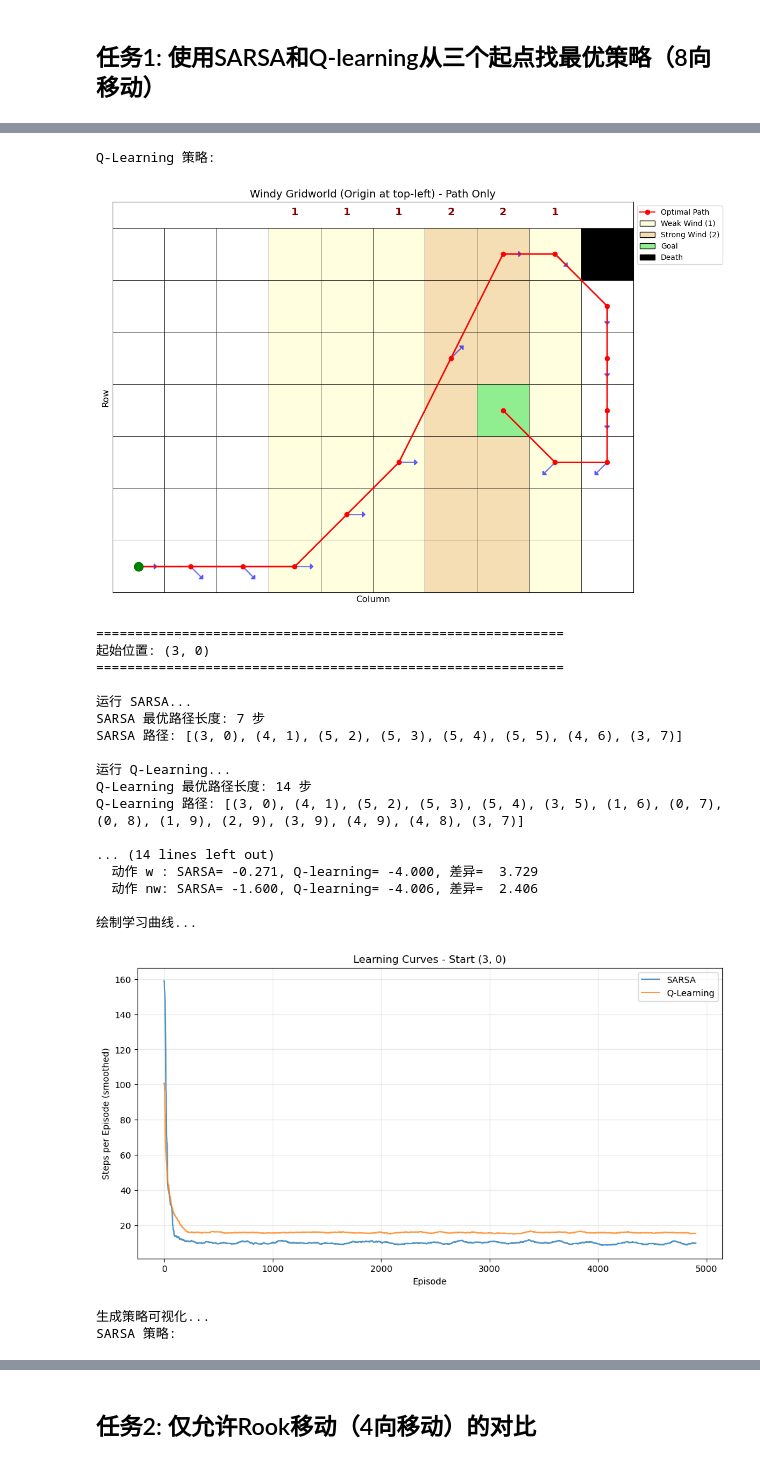
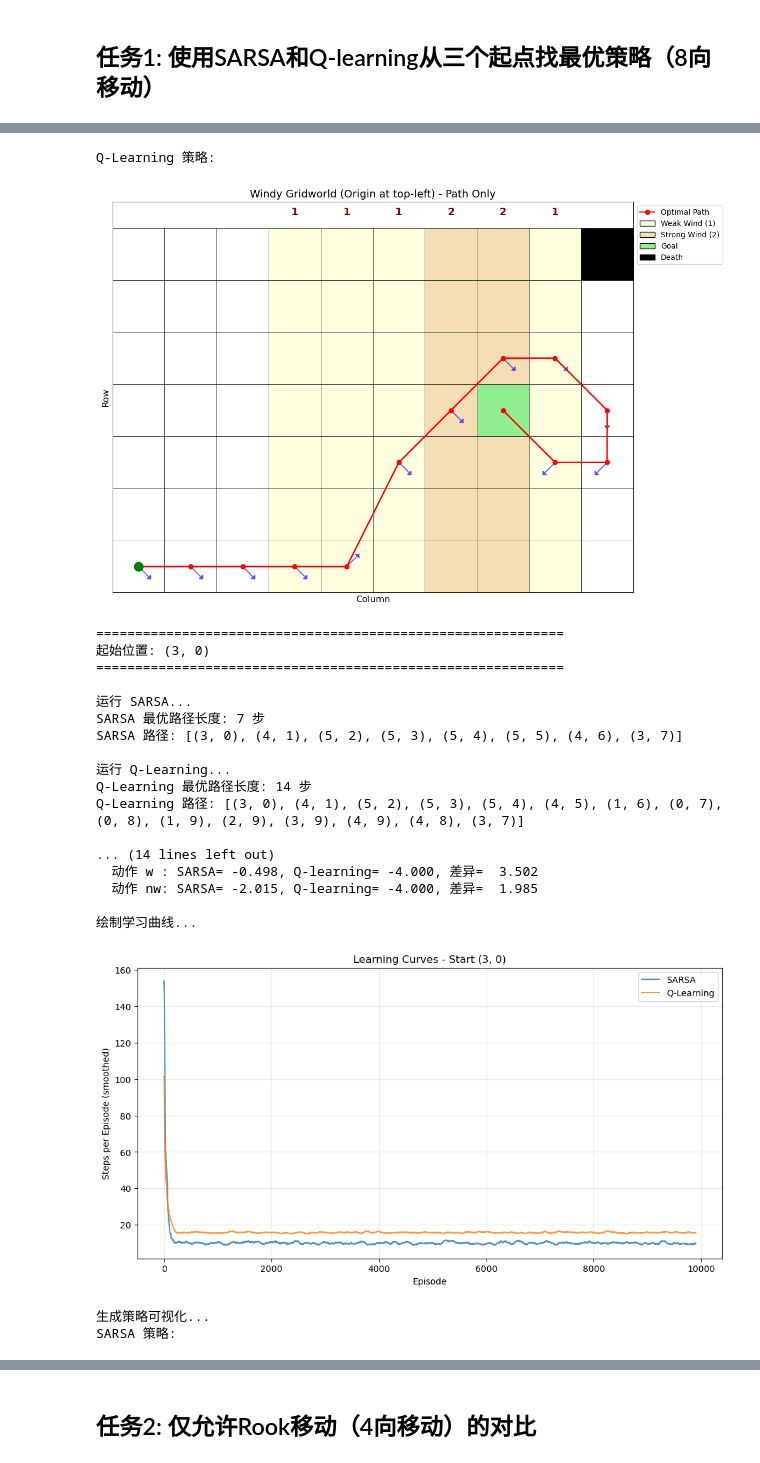
Before and after one commit to serenNan/HW, a Jupyter notebook: HW2_Solution.ipynb, the cells around one changed output, grey strips where cells are left out. Drawn from its saved outputs; the diff is of its cells as text; code cells hidden in the pictures.

```diff
--- a/HW2_Solution.ipynb
+++ b/HW2_Solution.ipynb
@@ -179,28 +192,47 @@ def sarsa(env, start_state, episodes=10000, alpha=0.1, gamma=1.0, epsilon=0.1):
 # %% [markdown]
 ## 3. Q-Learning 算法实现
 # %%
-def q_learning(env, start_state, episodes=10000, alpha=0.1, gamma=1.0, epsilon=0.1):
+def q_learning(env, start_state, episodes=10000, alpha=0.1, gamma=1.0, epsilon=0.1, epsilon_decay=False, optimistic_init=0.0):
     """
     Q-Learning算法 (off-policy)
 
-    参数同SARSA
+    参数:
+        env: WindyGridworld环境
+        start_state: 起始状态
+        episodes: 训练回合数
+        alpha: 学习率
+        gamma: 折扣因子
+        epsilon: epsilon-greedy策略的探索率（或初始探索率）
+        epsilon_decay: 是否使用epsilon衰减
+        optimistic_init: Q值的乐观初始化值（>0鼓励探索）
 
     返回:
         Q: Q值表
         steps_per_episode: 每个episode的步数列表
     """
-    # 初始化Q表
-    Q = {(s, a): 0.0 for s in env.states for a in env.actions}
+    # 初始化Q表（乐观初始化鼓励探索）
+    Q = {(s, a): optimistic_init for s in env.states for a in env.actions}
 
     steps_per_episode = []
 
+    # Epsilon衰减参数
+    epsilon_start = epsilon
+    epsilon_end = 0.01
+    epsilon_decay_rate = (epsilon_start - epsilon_end) / (episodes * 0.7)  # 前70%的轮次衰减
+
     for episode in range(episodes):
+        # 计算当前epsilon
+        if epsilon_decay:
+            current_epsilon = max(epsilon_end, epsilon_start - episode * epsilon_decay_rate)
+        else:
+            current_epsilon = epsilon
+
         state = start_state
         steps = 0
 
         while not env.is_terminal(state):
             # epsilon-greedy选择动作
-            if np.random.random() < epsilon:
+            if np.random.random() < current_epsilon:
                 action = env.random_action()
             else:
                 action = max(env.actions, key=lambda a: Q[(state, a)])
@@ -408,7 +440,7 @@ for start in start_states:
 
     # SARSA
     print("\n运行 SARSA...")
-    Q_sarsa, steps_sarsa = sarsa(env_king, start, episodes=5000, alpha=0.1, epsilon=0.1)
+    Q_sarsa, steps_sarsa = sarsa(env_king, start, episodes=10000, alpha=0.1, epsilon=0.1)
     policy_sarsa = get_optimal_policy(Q_sarsa, env_king)
     path_sarsa = get_optimal_path(policy_sarsa, env_king, start)
     print(f"SARSA 最优路径长度: {len(path_sarsa)-1} 步")
@@ -416,7 +448,7 @@ for start in start_states:
 
     # Q-Learning
     print("\n运行 Q-Learning...")
-    Q_qlearn, steps_qlearn = q_learning(env_king, start, episodes=5000, alpha=0.1, epsilon=0.1)
+    Q_qlearn, steps_qlearn = q_learning(env_king, start, episodes=10000, alpha=0.1, epsilon=0.1)
     policy_qlearn = get_optimal_policy(Q_qlearn, env_king)
     path_qlearn = get_optimal_path(policy_qlearn, env_king, start)
     print(f"Q-Learning 最优路径长度: {len(path_qlearn)-1} 步")
@@ -471,8 +503,8 @@ SARSA 路径: [(6, 0), (6, 1), (6, 2), (6, 3), (5, 4), (5, 5), (4, 6), (3, 7)]
 生成策略可视化...
 SARSA 策略:
 [figure]
 Q-Learning 策略:
-[figure, old version]
+[figure, new version]
 ============================================================
 起始位置: (3, 0)
 ============================================================
@@ -483,14 +515,14 @@ SARSA 路径: [(3, 0), (4, 1), (5, 2), (5, 3), (5, 4), (5, 5), (4, 6), (3, 7)]
 
 运行 Q-Learning...
 Q-Learning 最优路径长度: 14 步
-Q-Learning 路径: [(3, 0), (4, 1), (5, 2), (5, 3), (5, 4), (3, 5), (1, 6), (0, 7), (0, 8), (1, 9), (2, 9), (3, 9), (4, 9), (4, 8), (3, 7)]
+Q-Learning 路径: [(3, 0), (4, 1), (5, 2), (5, 3), (5, 4), (4, 5), (1, 6), (0, 7), (0, 8), (1, 9), (2, 9), (3, 9), (4, 9), (4, 8), (3, 7)]
 
 ... (14 lines left out)
-  动作 w : SARSA= -0.271, Q-learning= -4.000, 差异=  3.729
-  动作 nw: SARSA= -1.600, Q-learning= -4.006, 差异=  2.406
+  动作 w : SARSA= -0.498, Q-learning= -4.000, 差异=  3.502
+  动作 nw: SARSA= -2.015, Q-learning= -4.000, 差异=  1.985
 
 绘制学习曲线...
-[figure, old version]
+[figure, new version]
 生成策略可视化...
 SARSA 策略:
 [figure]
```
Also changed, not shown: parts of 10 cells of this notebook.
